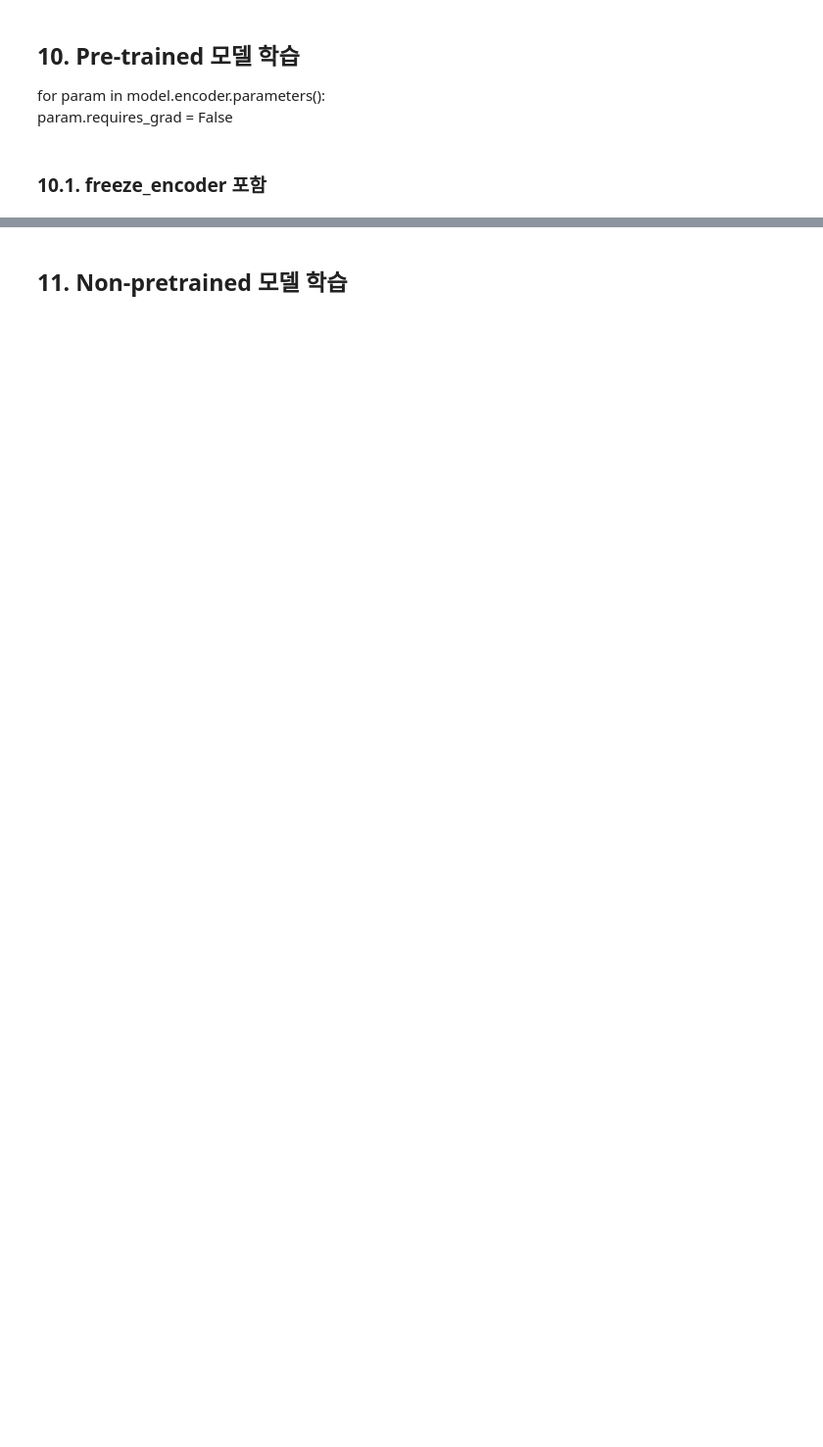
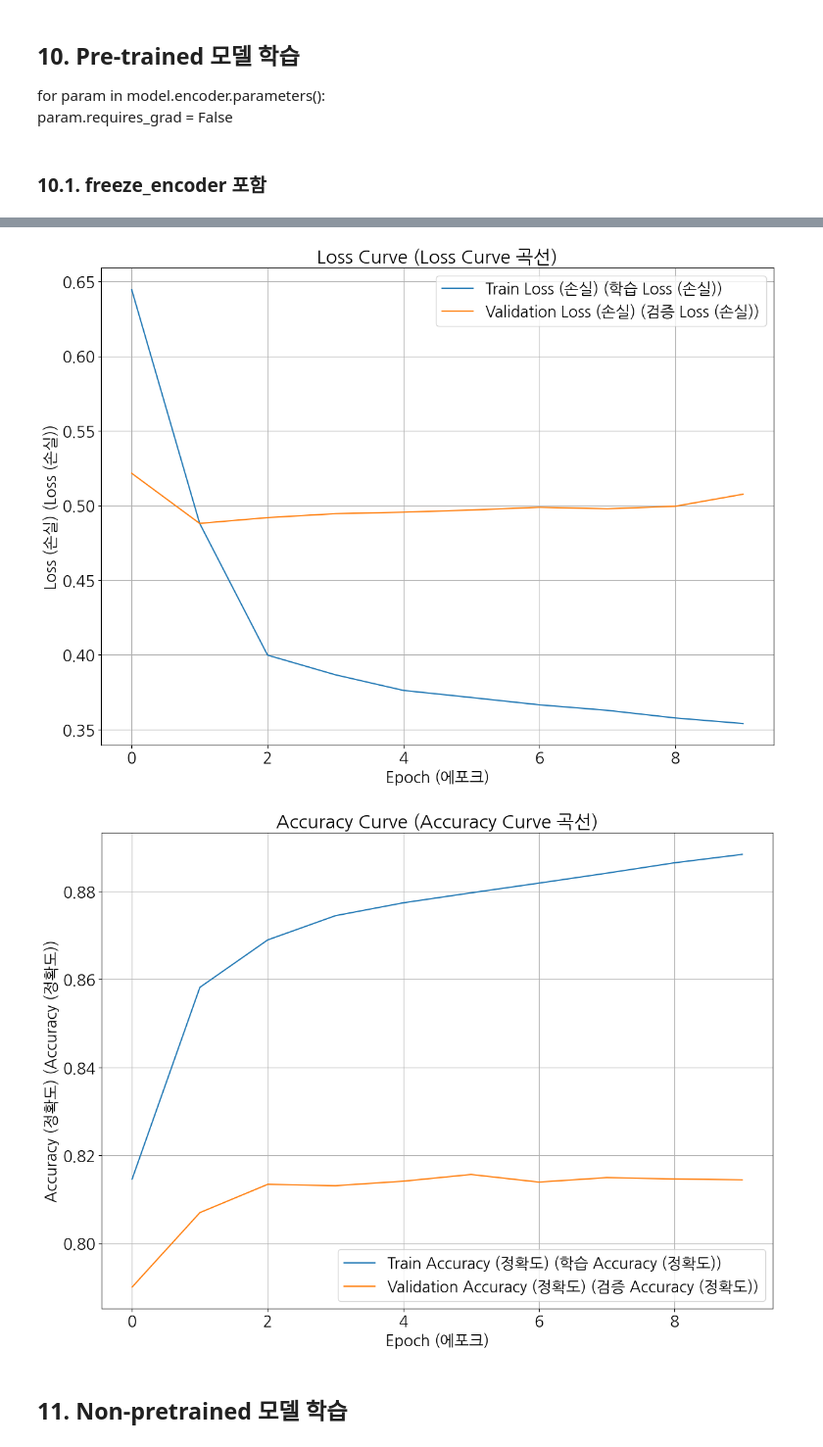
Before and after one commit to mc-friday/hanghaeAI, a Jupyter notebook: [3주차]심화과제.ipynb, the cells around one changed output, grey strips where cells are left out. Shown at 98% size. Cells and saved outputs as stored; diff of their text form; code cells hidden in the pictures; blank space fills up the shorter version.

```diff
--- a/[3주차]심화과제.ipynb
+++ b/[3주차]심화과제.ipynb
@@ -390,5 +413,6 @@ UnboundLocalError: local variable 'total' referenced before assignment
 print("[LOG] Training Pre-trained model...")
 model_pretrained = MNLIClassifier(pretrain=True, freeze_encoder=False).to(device)
 train_loss_pre, val_loss_pre, train_acc_pre, val_acc_pre = train(
-    model_pretrained, train_loader, test_loader, epochs, lr, save_path, use_amp
+    model_pretrained, train_loader, test_loader, epochs, lr, save_path, use_amp, min_lr
 )
+# %% [output]
@@ -395,3 +430,5 @@ train_loss_pre, val_loss_pre, train_acc_pre, val_acc_pre = train(
+[figure, added]
+[figure, added]
 # %% [markdown]
 ## 11. Non-pretrained 모델 학습
 # %%
```
Also changed, not shown: parts of 25 cells of this notebook.
